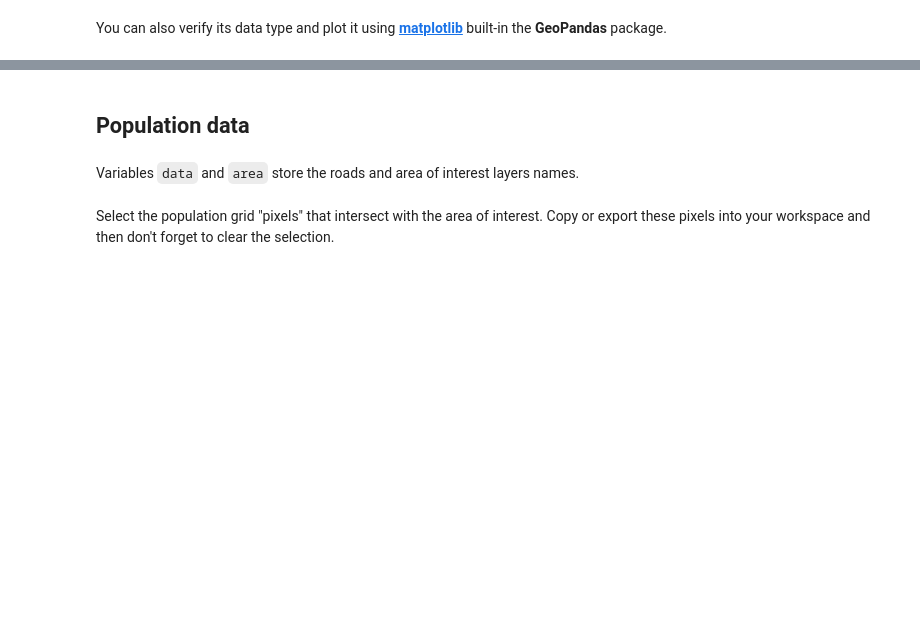
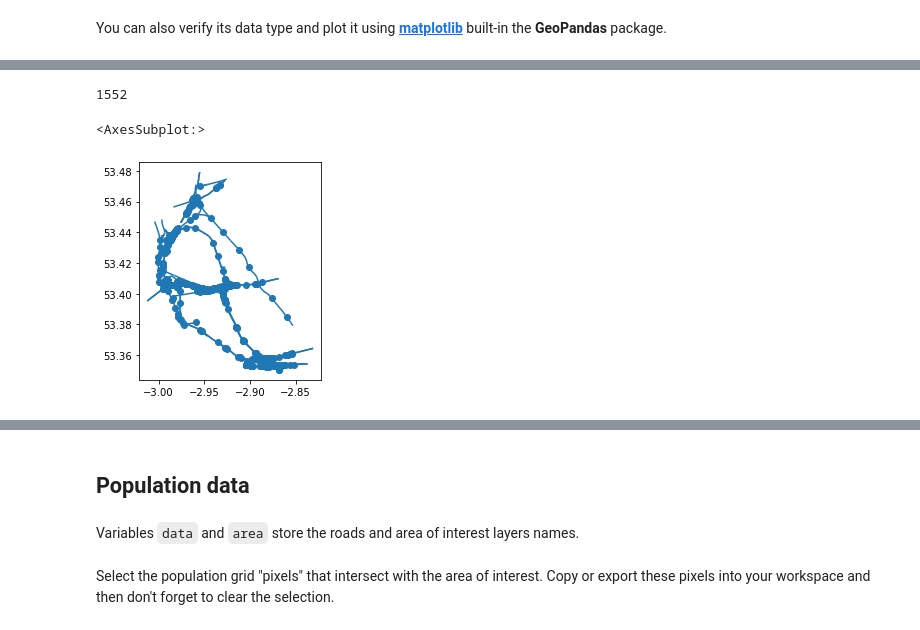
Before and after one commit to KGI-PRODA/2024, a Jupyter notebook: cviceni4/network_density.ipynb, the cells around one changed output, grey strips where cells are left out. Cells and saved outputs as stored; diff of their text form; code cells hidden in the pictures; blank space fills up the shorter version.

```diff
--- a/cviceni4/network_density.ipynb
+++ b/cviceni4/network_density.ipynb
@@ -74,0 +82,8 @@ area.plot()
+# %%
+# get all types of railways (https://wiki.openstreetmap.org/wiki/Map_features#Railway)
+tags = {'railway': True}
+# get only rails = "Full sized passenger or freight train tracks in the standard gauge for the country or state."
+#tags = {'railway': 'rail'}
+
+railways = ox.features_from_place(place_name, tags)
+railways.head()
@@ -74,0 +99,7 @@ area.plot()
+# %%
+print(len(railways))
+railways.plot()
+# %% [output]
+1552
+<AxesSubplot:>
+[figure, added]
```
Also changed, not shown: parts of 15 cells of this notebook.
